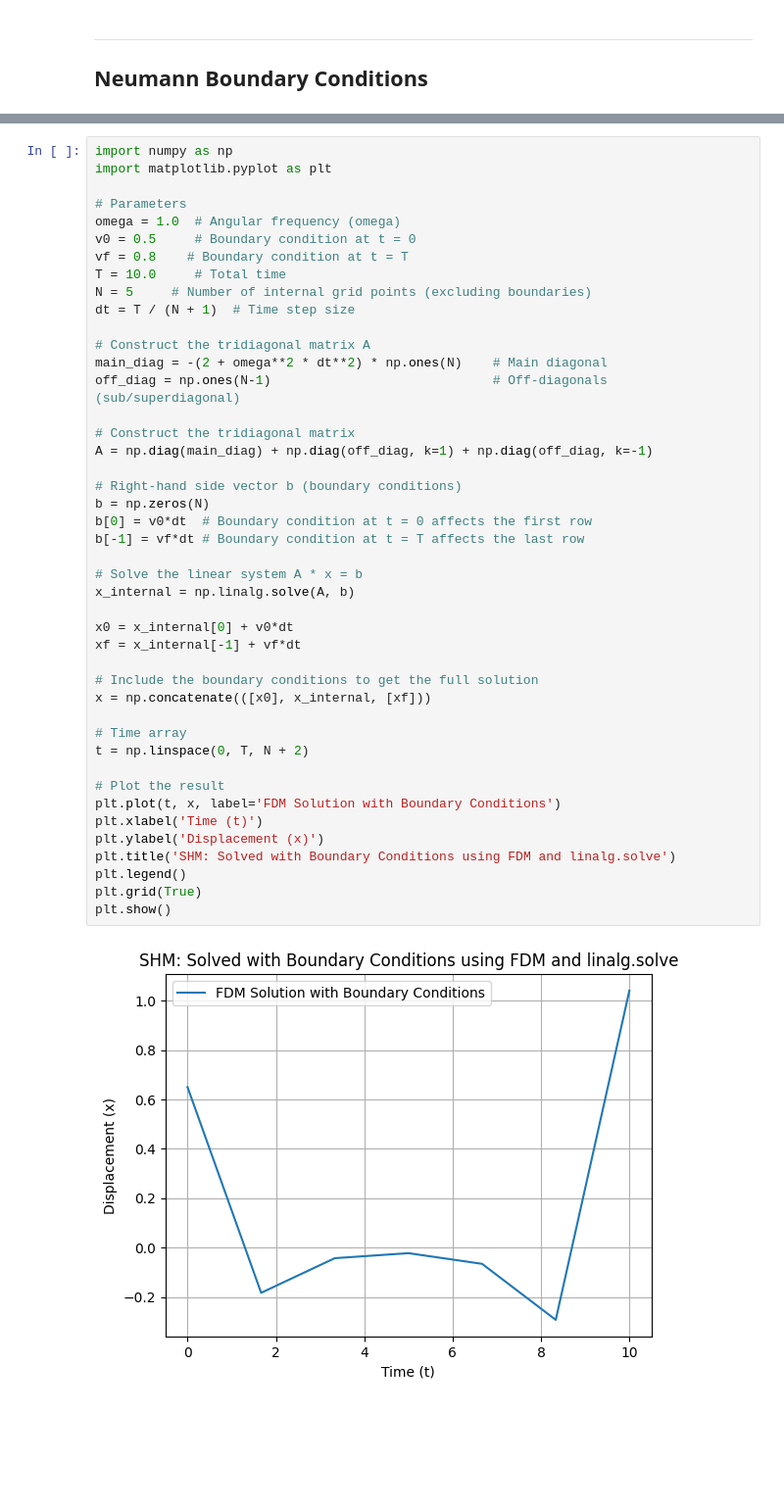
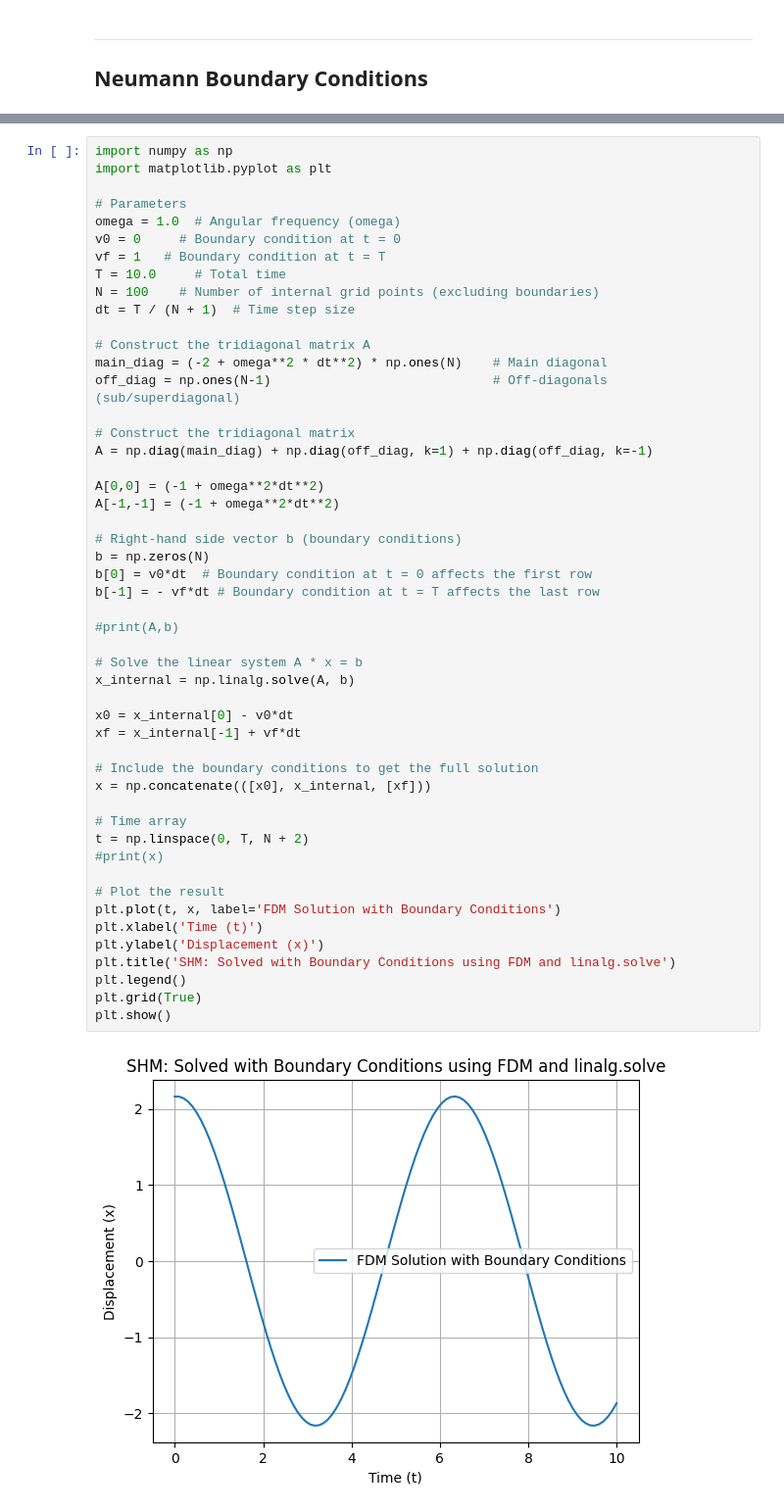
Before and after one commit to navgaur/Mathematical-Physics-III, a Jupyter notebook: DE_UGCF.ipynb, the cells around one changed output, grey strips where cells are left out. Shown at 98% size. Saved outputs shown, nothing was run; the diff lists cells and outputs as text; blank space fills up the shorter version.

```diff
--- a/DE_UGCF.ipynb
+++ b/DE_UGCF.ipynb
@@ -202,43 +202,49 @@ import matplotlib.pyplot as plt
 
 # Parameters
 omega = 1.0  # Angular frequency (omega)
-v0 = 0.5     # Boundary condition at t = 0
-vf = 0.8    # Boundary condition at t = T
+v0 = 0     # Boundary condition at t = 0
+vf = 1   # Boundary condition at t = T
 T = 10.0     # Total time
-N = 5     # Number of internal grid points (excluding boundaries)
+N = 100    # Number of internal grid points (excluding boundaries)
 dt = T / (N + 1)  # Time step size
 
 # Construct the tridiagonal matrix A
-main_diag = -(2 + omega**2 * dt**2) * np.ones(N)    # Main diagonal
+main_diag = (-2 + omega**2 * dt**2) * np.ones(N)    # Main diagonal
 off_diag = np.ones(N-1)                             # Off-diagonals (sub/superdiagonal)
 
 # Construct the tridiagonal matrix
 A = np.diag(main_diag) + np.diag(off_diag, k=1) + np.diag(off_diag, k=-1)
 
+A[0,0] = (-1 + omega**2*dt**2)
+A[-1,-1] = (-1 + omega**2*dt**2)
+
 # Right-hand side vector b (boundary conditions)
 b = np.zeros(N)
 b[0] = v0*dt  # Boundary condition at t = 0 affects the first row
-b[-1] = vf*dt # Boundary condition at t = T affects the last row
+b[-1] = - vf*dt # Boundary condition at t = T affects the last row
+
+#print(A,b)
 
 # Solve the linear system A * x = b
 x_internal = np.linalg.solve(A, b)
 
-x0 = x_internal[0] + v0*dt
+x0 = x_internal[0] - v0*dt
 xf = x_internal[-1] + vf*dt
 
 # Include the boundary conditions to get the full solution
 x = np.concatenate(([x0], x_internal, [xf]))
 
 # Time array
 t = np.linspace(0, T, N + 2)
+#print(x)
 
 # Plot the result
 plt.plot(t, x, label='FDM Solution with Boundary Conditions')
 plt.xlabel('Time (t)')
 plt.ylabel('Displacement (x)')
 plt.title('SHM: Solved with Boundary Conditions using FDM and linalg.solve')
 plt.legend()
 plt.grid(True)
 plt.show()
 # %% [output]
-[figure, old version]
+[figure, new version]
```
Also changed, not shown: parts of 2 cells of this notebook.
